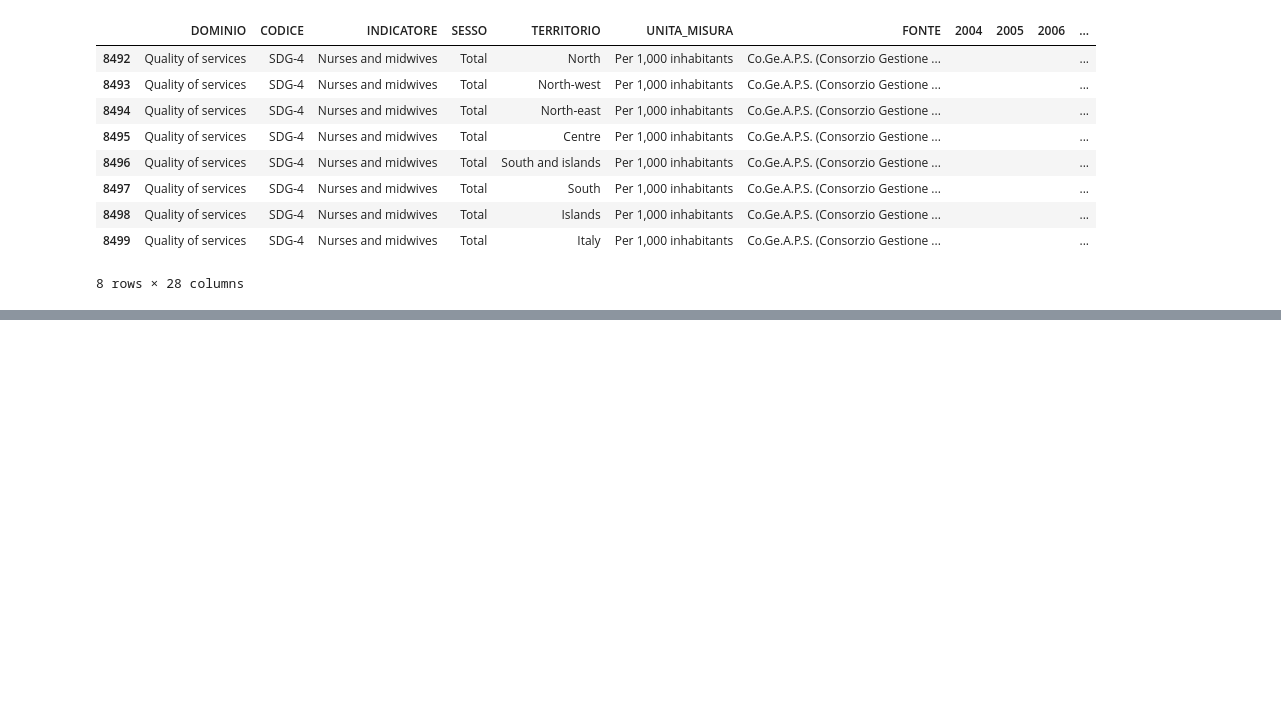
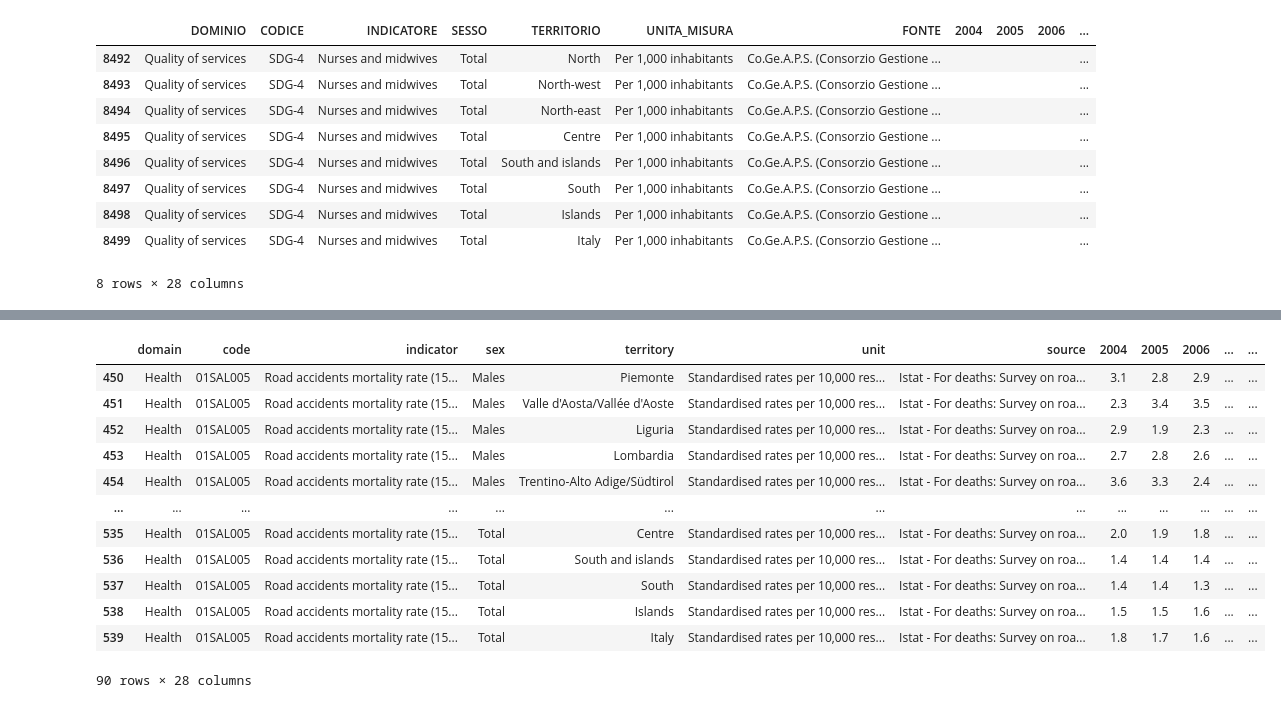
Before and after one commit to EphiWalker/Italy_BES, a Jupyter notebook: italy_bes.ipynb, the cells around one changed output, grey strips where cells are left out. Cells and saved outputs as stored; diff of their text form; code cells hidden in the pictures; blank space fills up the shorter version.

```diff
--- a/italy_bes.ipynb
+++ b/italy_bes.ipynb
@@ -84,0 +111,4 @@ italy_bes.tail(8) #sample the last 8 rows
+# %%
+italy_bes = italy_bes.rename(columns={'DOMINIO':'domain', 'CODICE': 'code', 'INDICATORE': 'indicator',
+                            'SESSO': 'sex', 'TERRITORIO' : 'territory', 'UNITA_MISURA' : 'unit',
+                            'FONTE' : 'source', 'NOTA': 'note'})
@@ -84,0 +149,4 @@ italy_bes.tail(8) #sample the last 8 rows
+# %%
+cols_to_convert = {2004, 2005, 2006, 2007, 2008, 2009, 2010, 2011, 2012, 2013, 2014, 2015, 2016, 2017, 2018, 2019, 2020, 2021, 2022, 2023}
+for col in cols_to_convert:
+  italy_bes[col] = italy_bes[col].apply(pd.to_numeric, errors = 'coerce') #set errors as 'coerce' to convert empty values to nan
@@ -84,0 +235,16 @@ italy_bes.tail(8) #sample the last 8 rows
+# %%
+italy_bes.loc[(italy_bes['domain']=='Health') & (italy_bes['indicator'] == 'Road accidents mortality rate (15-34 years old)')]
+# %% [output]
+|  | domain | code | indicator | sex | territory | unit | source | 2004 | 2005 | 2006 | ... | ... |
+| 450 | Health | 01SAL005 | Road accidents mortality rate (15... | Males | Piemonte | Standardised rates per 10,000 res... | Istat - For deaths: Survey on roa... | 3.1 | 2.8 | 2.9 | ... | ... |
+| 451 | Health | 01SAL005 | Road accidents mortality rate (15... | Males | Valle d'Aosta/Vallée d'Aoste | Standardised rates per 10,000 res... | Istat - For deaths: Survey on roa... | 2.3 | 3.4 | 3.5 | ... | ... |
+| 452 | Health | 01SAL005 | Road accidents mortality rate (15... | Males | Liguria | Standardised rates per 10,000 res... | Istat - For deaths: Survey on roa... | 2.9 | 1.9 | 2.3 | ... | ... |
+| 453 | Health | 01SAL005 | Road accidents mortality rate (15... | Males | Lombardia | Standardised rates per 10,000 res... | Istat - For deaths: Survey on roa... | 2.7 | 2.8 | 2.6 | ... | ... |
+| 454 | Health | 01SAL005 | Road accidents mortality rate (15... | Males | Trentino-Alto Adige/Südtirol | Standardised rates per 10,000 res... | Istat - For deaths: Survey on roa... | 3.6 | 3.3 | 2.4 | ... | ... |
+| ... | ... | ... | ... | ... | ... | ... | ... | ... | ... | ... | ... | ... |
+| 535 | Health | 01SAL005 | Road accidents mortality rate (15... | Total | Centre | Standardised rates per 10,000 res... | Istat - For deaths: Survey on roa... | 2.0 | 1.9 | 1.8 | ... | ... |
+| 536 | Health | 01SAL005 | Road accidents mortality rate (15... | Total | South and islands | Standardised rates per 10,000 res... | Istat - For deaths: Survey on roa... | 1.4 | 1.4 | 1.4 | ... | ... |
+| 537 | Health | 01SAL005 | Road accidents mortality rate (15... | Total | South | Standardised rates per 10,000 res... | Istat - For deaths: Survey on roa... | 1.4 | 1.4 | 1.3 | ... | ... |
+| 538 | Health | 01SAL005 | Road accidents mortality rate (15... | Total | Islands | Standardised rates per 10,000 res... | Istat - For deaths: Survey on roa... | 1.5 | 1.5 | 1.6 | ... | ... |
+| 539 | Health | 01SAL005 | Road accidents mortality rate (15... | Total | Italy | Standardised rates per 10,000 res... | Istat - For deaths: Survey on roa... | 1.8 | 1.7 | 1.6 | ... | ... |
+90 rows × 28 columns
```
Also changed, not shown: parts of 23 cells of this notebook.
